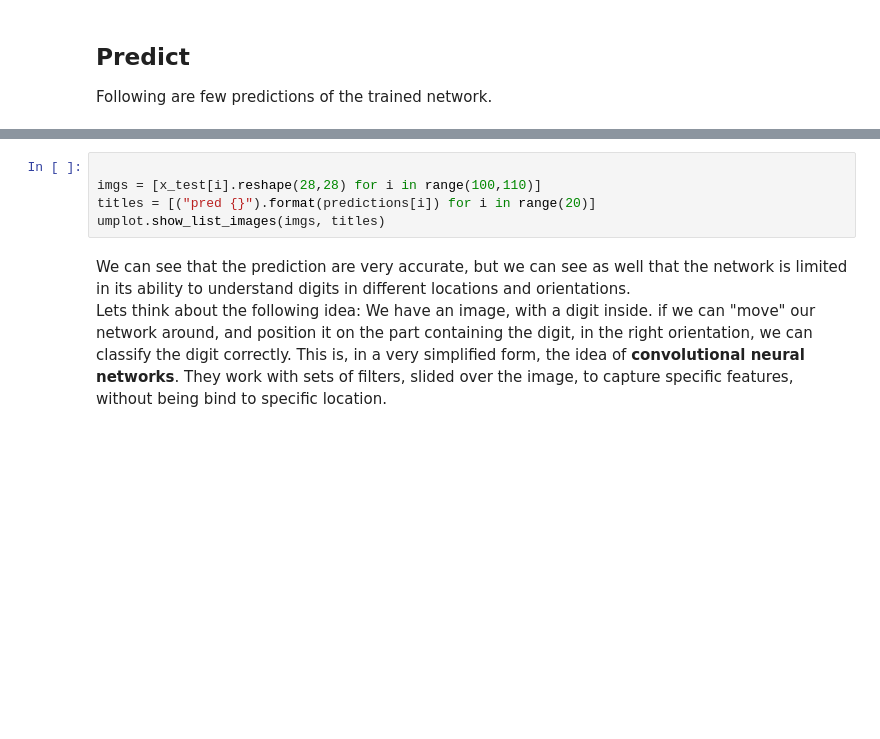
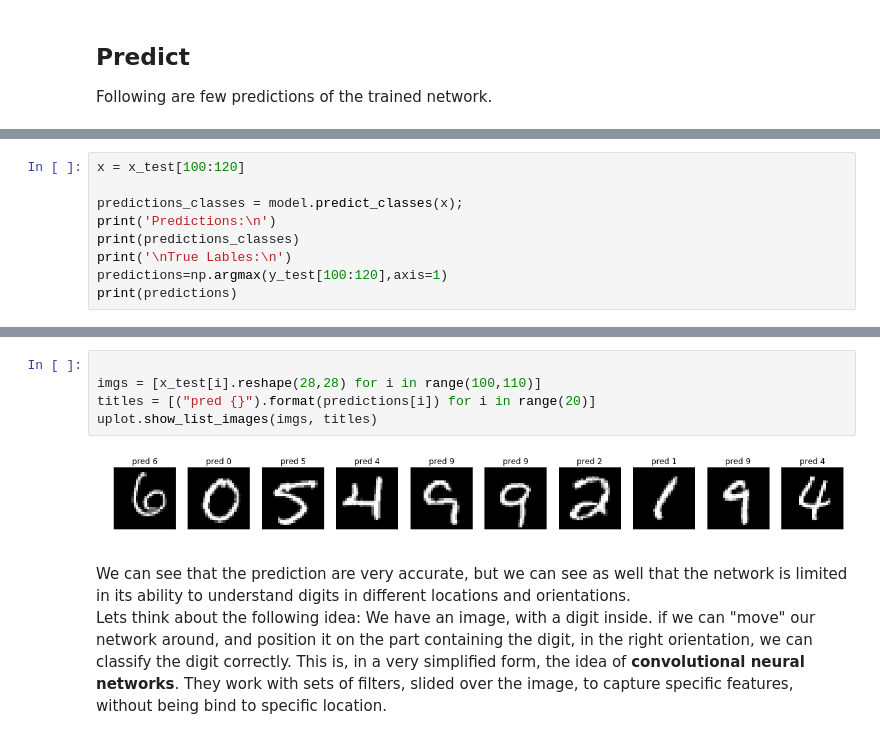
Before and after one commit to naomifridman/Introduction_to_deep_learning, a Jupyter notebook: Deep_Learning_intro_part4_keras_example.ipynb, the cells around one changed output, grey strips where cells are left out. Cells and saved outputs as stored; diff of their text form; blank space fills up the shorter version.

```diff
--- a/Deep_Learning_intro_part4_keras_example.ipynb
+++ b/Deep_Learning_intro_part4_keras_example.ipynb
@@ -713,0 +744,9 @@ print(np.argmax(y_test[100:120],axis=1))
+# %%
+x = x_test[100:120]
+
+predictions_classes = model.predict_classes(x);
+print('Predictions:\n')
+print(predictions_classes)
+print('\nTrue Lables:\n')
+predictions=np.argmax(y_test[100:120],axis=1)
+print(predictions)
@@ -714,8 +761,10 @@ print(np.argmax(y_test[100:120],axis=1))
 # %%
 
 imgs = [x_test[i].reshape(28,28) for i in range(100,110)]
 titles = [("pred {}").format(predictions[i]) for i in range(20)]
-umplot.show_list_images(imgs, titles)
+uplot.show_list_images(imgs, titles)
+# %% [output]
+[figure, added]
 # %% [markdown]
 We can see that the prediction are very accurate, but we can see as well that the network is limited in its ability to understand digits in different locations and orientations. <br>
 Lets think about the following idea: We have an image, with a digit inside. if we can "move" our network around, and position it on the part containing the digit, in the right orientation, we can  classify the digit correctly. This is, in a very simplified form, the idea of **convolutional neural  networks**. They work with sets of filters, slided over the image, to capture specific features, without being bind to specific location.
```
Also changed, not shown: parts of 7 cells of this notebook.
